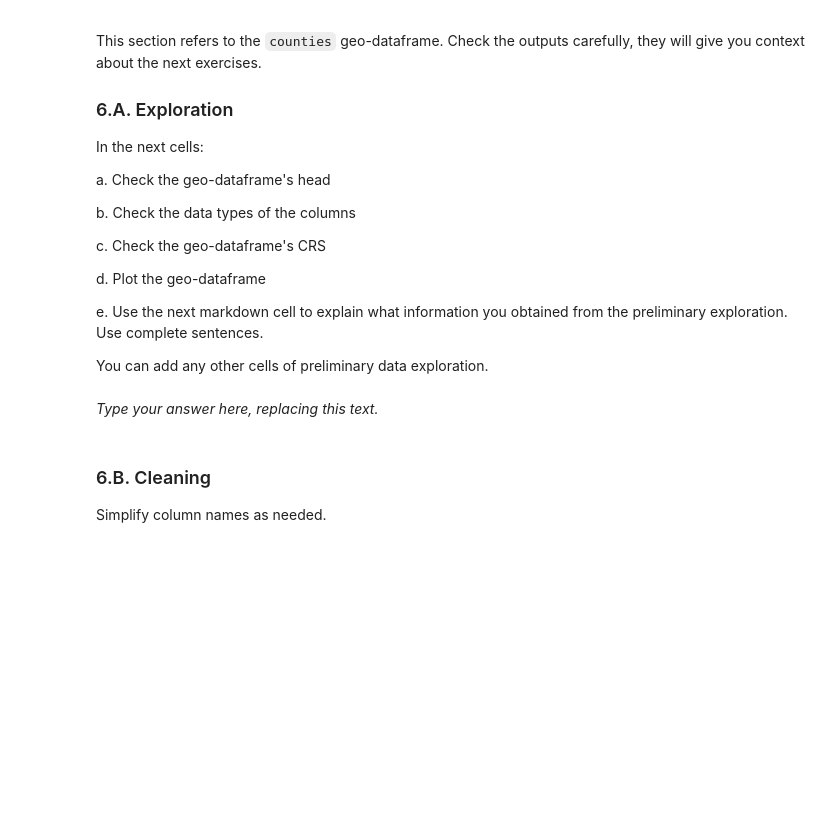
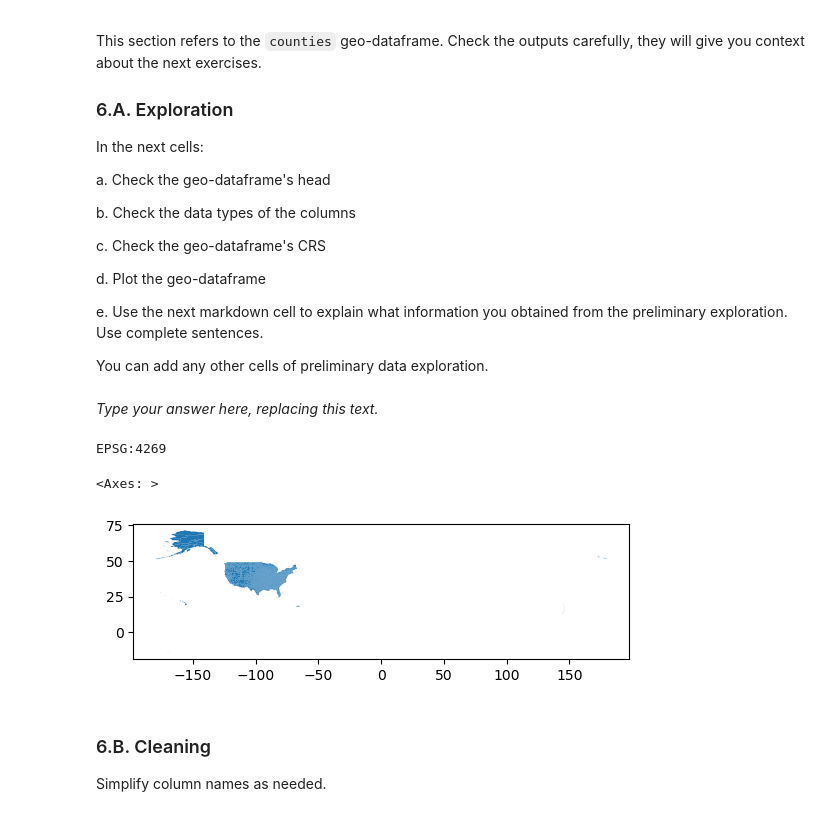
Before and after one commit to Amapolaa/eds220-hwk3, a Jupyter notebook: hwk3-task2-spills.ipynb, the cells around one changed output. Cells and saved outputs as stored; diff of their text form; code cells hidden in the pictures; blank space fills up the shorter version.

```diff
--- a/hwk3-task2-spills.ipynb
+++ b/hwk3-task2-spills.ipynb
@@ -112,4 +115,4 @@ spills = pd.read_csv(fp)
 #downloading US counties
 #changed 'fp' to c bc it wouldnt run the file :(
 c = 'tl_2026_us_county.shp'
-counties = pd.read_csv(fp)
+counties = pd.read_csv(c)
@@ -382,7 +310,14 @@ _Type your answer here, replacing this text._
 # %%
-# c
+# c. checking the CRS
+print(counties.crs)
+# %% [output]
+EPSG:4269
 # %%
-# d
+# d plt counties
+counties.plot() #too far away
+# %% [output]
+<Axes: >
+[figure, added]
 # %% [markdown]
 <!-- END QUESTION -->
 
```
Also changed, not shown: parts of 20 cells of this notebook.
